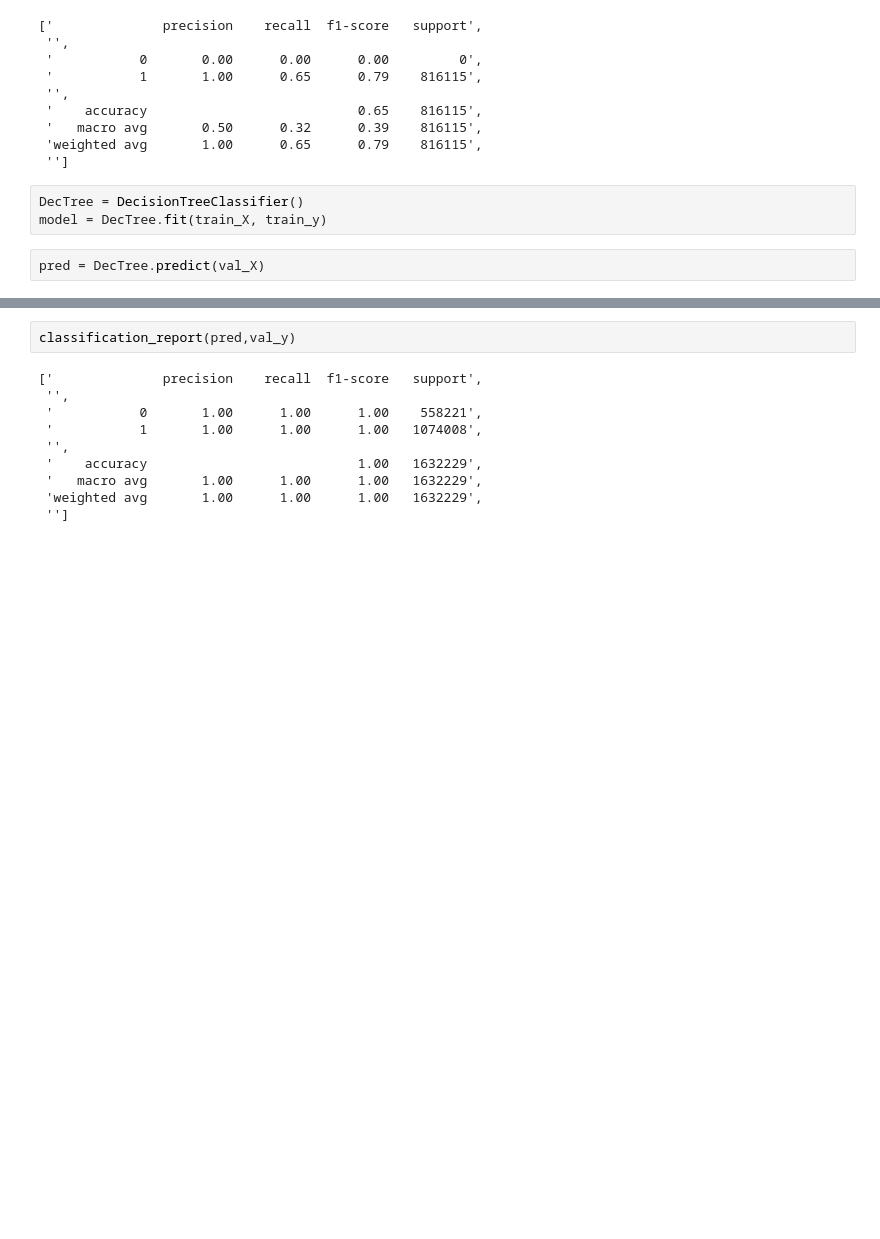
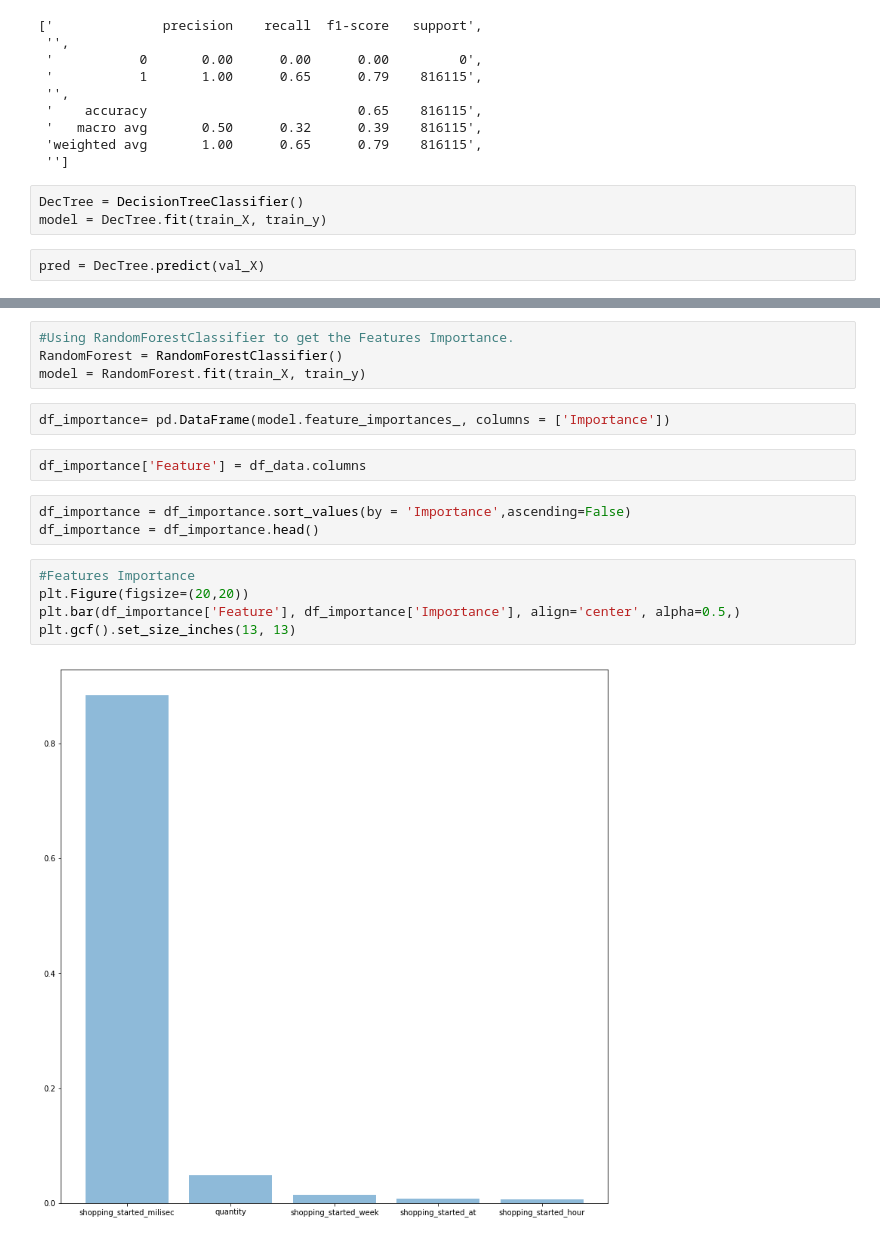
Before and after one commit to arita37/da, a Jupyter notebook: da/shopping_timeseries.ipynb, the cells around one changed output, grey strips where cells are left out. Saved outputs shown, nothing was run; the diff lists cells and outputs as text; blank space fills up the shorter version.

```diff
--- a/da/shopping_timeseries.ipynb
+++ b/da/shopping_timeseries.ipynb
@@ -301,12 +307,18 @@ pd.DataFrame(cross_val_score(estimator= DecTree , X = train_X, y = train_y,scori
-# %%
-classification_report(pred,val_y)
-# %% [output]
-['              precision    recall  f1-score   support',
- '',
- '           0       1.00      1.00      1.00    558221',
- '           1       1.00      1.00      1.00   1074008',
- '',
- '    accuracy                           1.00   1632229',
- '   macro avg       1.00      1.00      1.00   1632229',
- 'weighted avg       1.00      1.00      1.00   1632229',
- '']
+# %%
+#Using RandomForestClassifier to get the Features Importance.
+RandomForest = RandomForestClassifier()
+model = RandomForest.fit(train_X, train_y)
+# %%
+df_importance= pd.DataFrame(model.feature_importances_, columns = ['Importance'])
+# %%
+df_importance['Feature'] = df_data.columns
+# %%
+df_importance = df_importance.sort_values(by = 'Importance',ascending=False)
+df_importance = df_importance.head()
+# %%
+#Features Importance
+plt.Figure(figsize=(20,20))
+plt.bar(df_importance['Feature'], df_importance['Importance'], align='center', alpha=0.5,)
+plt.gcf().set_size_inches(13, 13)
+# %% [output]
+[figure, added]
```
Also changed, not shown: parts of 11 cells of this notebook.
